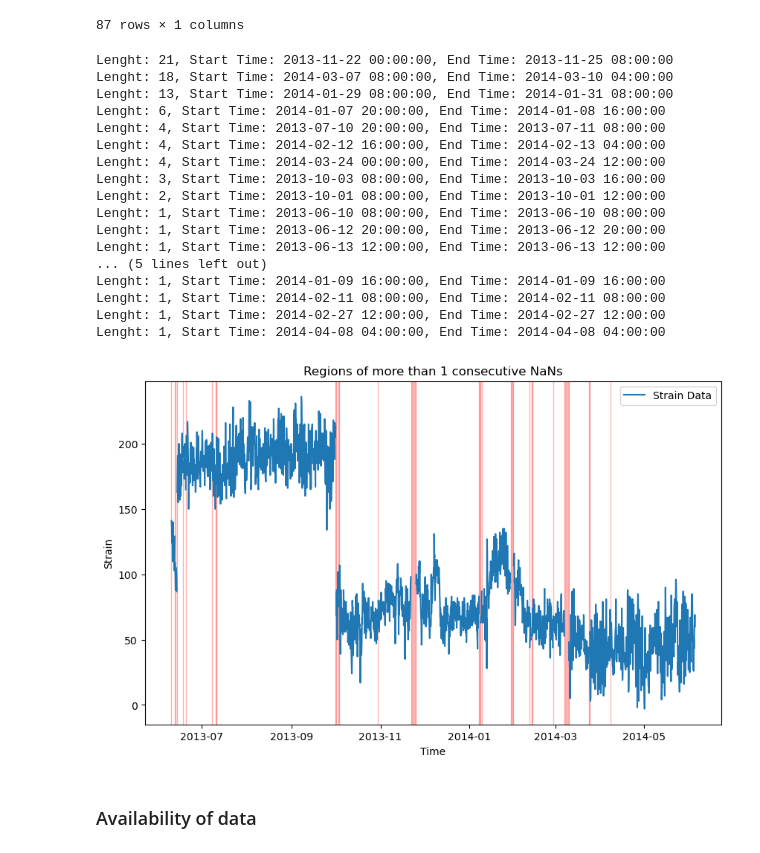
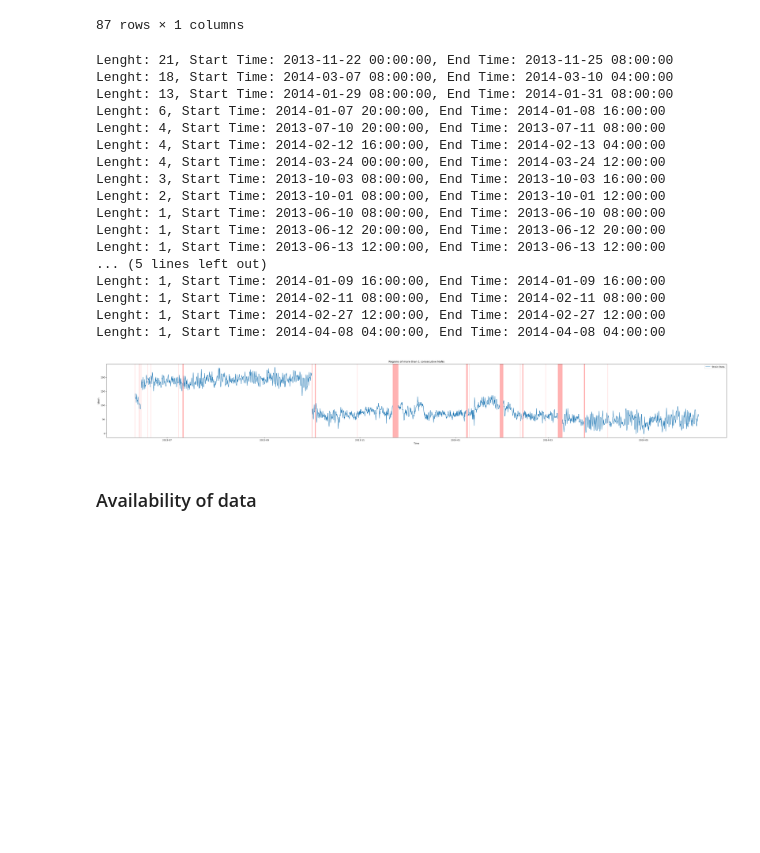
Before and after one commit to viktorkjellsson/Exjobb, a Jupyter notebook: 1_python_files/eda.ipynb, the cells around one changed output. Cells and saved outputs as stored; diff of their text form; code cells hidden in the pictures; blank space fills up the shorter version.

```diff
--- a/1_python_files/eda.ipynb
+++ b/1_python_files/eda.ipynb
@@ -189,41 +189,41 @@ thresholds = [1] # Choose the threshold(s) for consecutive NaNs
 for threshold in thresholds:
     consecutive_nan_regions, nan_regions_sorted = nan_regions.find_nan_regions(df, threshold=1)
     # Plot the data
-    plt.figure(figsize=(10, 6))
+    plt.figure(figsize=(50, 6))
     plt.plot(df['Time'], df['Strain'], linestyle='-', label="Strain Data")
 
     # Shade regions with more than x consecutive NaNs
     for start, end in consecutive_nan_regions:
         plt.axvspan(df['Time'].loc[start], df['Time'].loc[end], color='red', alpha=0.3)
 
     # Labels and title
     plt.xlabel('Time')
     plt.ylabel('Strain')
     plt.title(f'Regions of more than {threshold} consecutive NaNs')
     plt.legend()
 
     for column in nan_regions_sorted:
         print(f"Lenght: {column[4]}, Start Time: {column[2]}, End Time: {column[3]}")
     plt.show()
 # %% [output]
 Lenght: 21, Start Time: 2013-11-22 00:00:00, End Time: 2013-11-25 08:00:00
 Lenght: 18, Start Time: 2014-03-07 08:00:00, End Time: 2014-03-10 04:00:00
 Lenght: 13, Start Time: 2014-01-29 08:00:00, End Time: 2014-01-31 08:00:00
 Lenght: 6, Start Time: 2014-01-07 20:00:00, End Time: 2014-01-08 16:00:00
 Lenght: 4, Start Time: 2013-07-10 20:00:00, End Time: 2013-07-11 08:00:00
 Lenght: 4, Start Time: 2014-02-12 16:00:00, End Time: 2014-02-13 04:00:00
 Lenght: 4, Start Time: 2014-03-24 00:00:00, End Time: 2014-03-24 12:00:00
 Lenght: 3, Start Time: 2013-10-03 08:00:00, End Time: 2013-10-03 16:00:00
 Lenght: 2, Start Time: 2013-10-01 08:00:00, End Time: 2013-10-01 12:00:00
 Lenght: 1, Start Time: 2013-06-10 08:00:00, End Time: 2013-06-10 08:00:00
 Lenght: 1, Start Time: 2013-06-12 20:00:00, End Time: 2013-06-12 20:00:00
 Lenght: 1, Start Time: 2013-06-13 12:00:00, End Time: 2013-06-13 12:00:00
 ... (5 lines left out)
 Lenght: 1, Start Time: 2014-01-09 16:00:00, End Time: 2014-01-09 16:00:00
 Lenght: 1, Start Time: 2014-02-11 08:00:00, End Time: 2014-02-11 08:00:00
 Lenght: 1, Start Time: 2014-02-27 12:00:00, End Time: 2014-02-27 12:00:00
 Lenght: 1, Start Time: 2014-04-08 04:00:00, End Time: 2014-04-08 04:00:00
-[figure, old version]
+[figure, new version]
 # %% [markdown]
 ### Availability of data
 # %%
```
Also changed, not shown: parts of 1 cell of this notebook, 4 other files.
